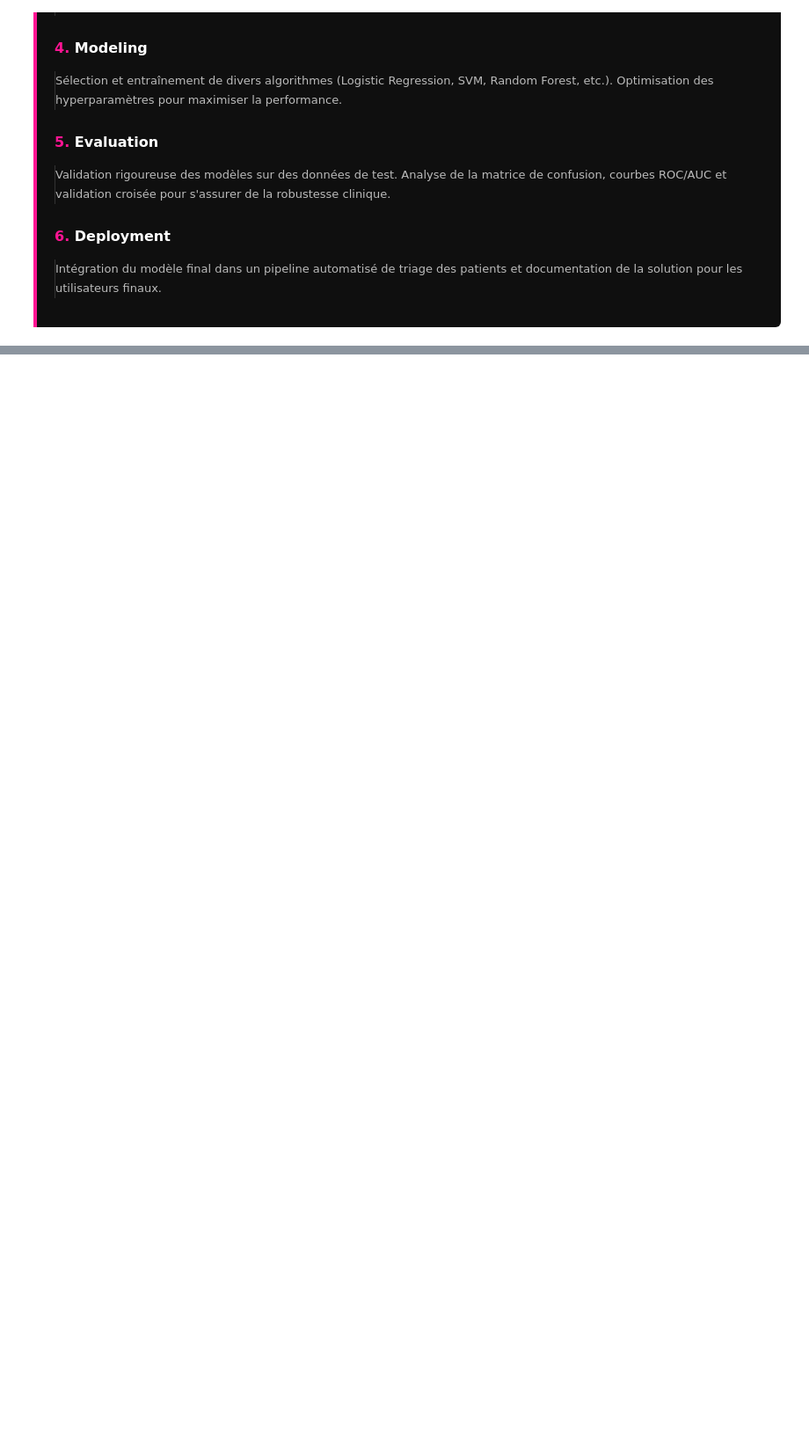
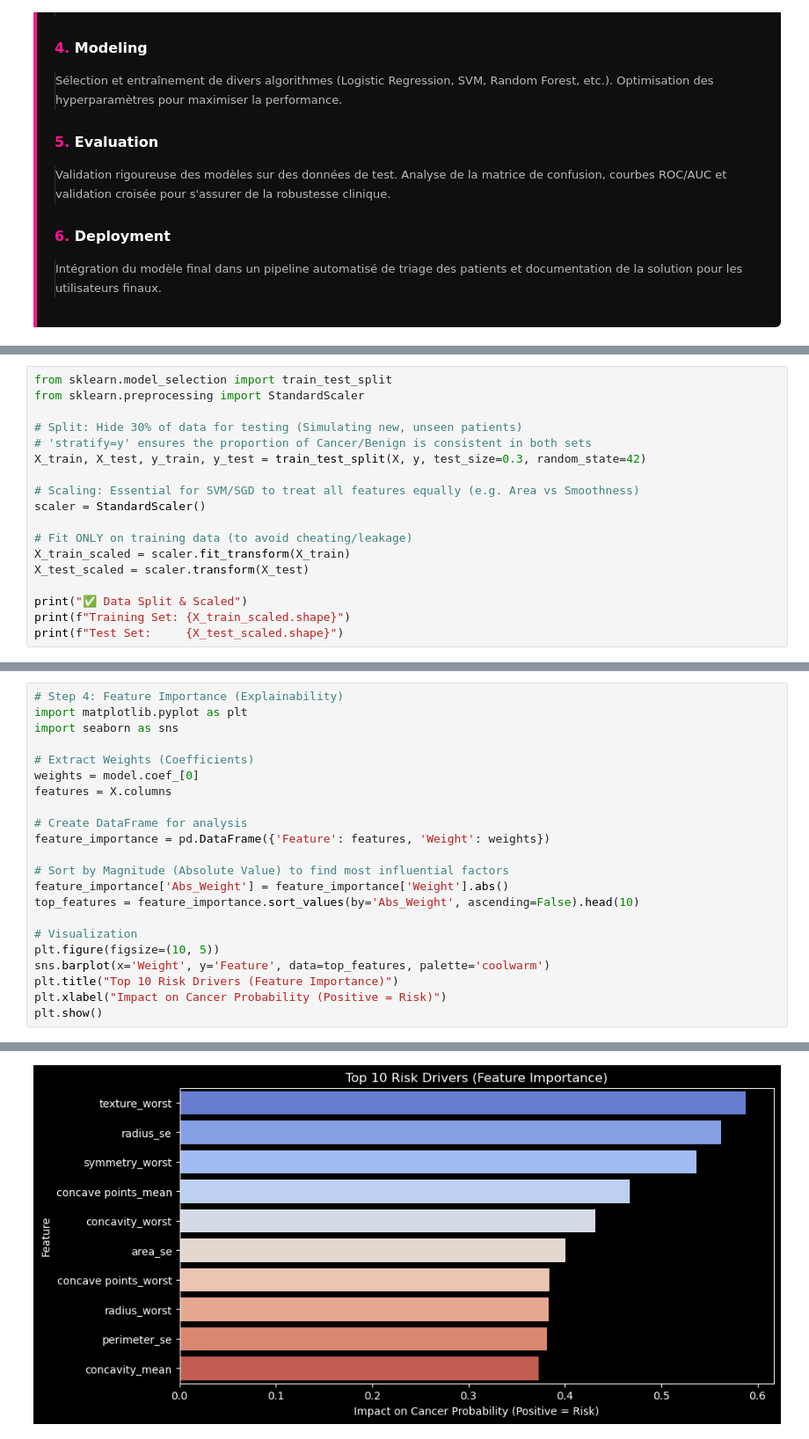
Before and after one commit to yasmineCH03/Breast_Cancer_Detection_ML_Project, a Jupyter notebook: Notebooks/synthesis_notebook.ipynb, the cells around one changed output, grey strips where cells are left out. Shown at 88% size. Drawn from its saved outputs; the diff is of its cells as text; blank space fills up the shorter version.

```diff
--- a/Notebooks/synthesis_notebook.ipynb
+++ b/Notebooks/synthesis_notebook.ipynb
@@ -496,0 +1212,18 @@
+# %%
+from sklearn.model_selection import train_test_split
+from sklearn.preprocessing import StandardScaler
+
+# Split: Hide 30% of data for testing (Simulating new, unseen patients)
+# 'stratify=y' ensures the proportion of Cancer/Benign is consistent in both sets
+X_train, X_test, y_train, y_test = train_test_split(X, y, test_size=0.3, random_state=42)
+
+# Scaling: Essential for SVM/SGD to treat all features equally (e.g. Area vs Smoothness)
+scaler = StandardScaler()
+
+# Fit ONLY on training data (to avoid cheating/leakage)
+X_train_scaled = scaler.fit_transform(X_train)
+X_test_scaled = scaler.transform(X_test)
+
+print("✅ Data Split & Scaled")
+print(f"Training Set: {X_train_scaled.shape}")
+print(f"Test Set:     {X_test_scaled.shape}")
@@ -496,0 +1548,23 @@
+# %%
+# Step 4: Feature Importance (Explainability)
+import matplotlib.pyplot as plt
+import seaborn as sns
+
+# Extract Weights (Coefficients)
+weights = model.coef_[0]
+features = X.columns
+
+# Create DataFrame for analysis
+feature_importance = pd.DataFrame({'Feature': features, 'Weight': weights})
+
+# Sort by Magnitude (Absolute Value) to find most influential factors
+feature_importance['Abs_Weight'] = feature_importance['Weight'].abs()
+top_features = feature_importance.sort_values(by='Abs_Weight', ascending=False).head(10)
+
+# Visualization
+plt.figure(figsize=(10, 5))
+sns.barplot(x='Weight', y='Feature', data=top_features, palette='coolwarm')
+plt.title("Top 10 Risk Drivers (Feature Importance)")
+plt.xlabel("Impact on Cancer Probability (Positive = Risk)")
+plt.show()
+# %% [output]
@@ -496,0 +1574 @@
+[figure, added]
```
Also changed, not shown: parts of 40 cells of this notebook.
